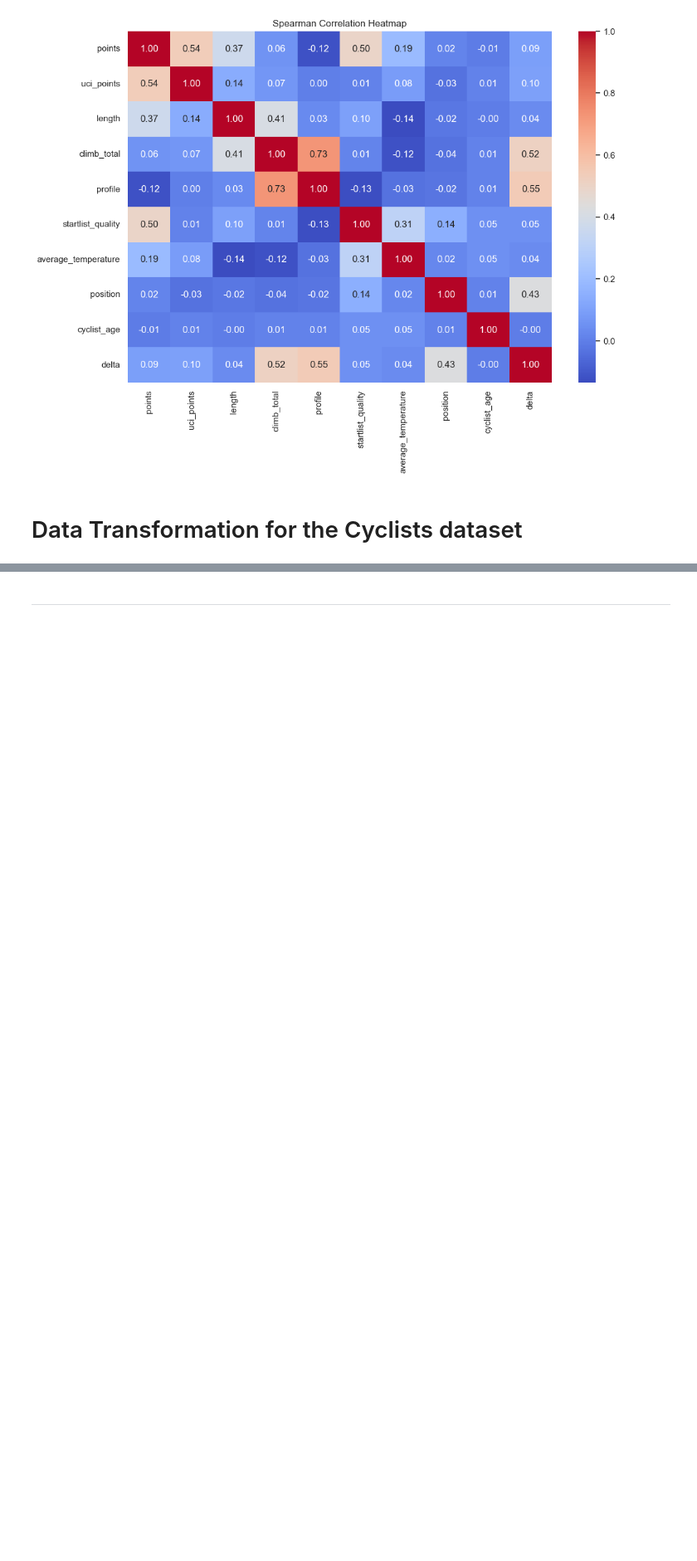
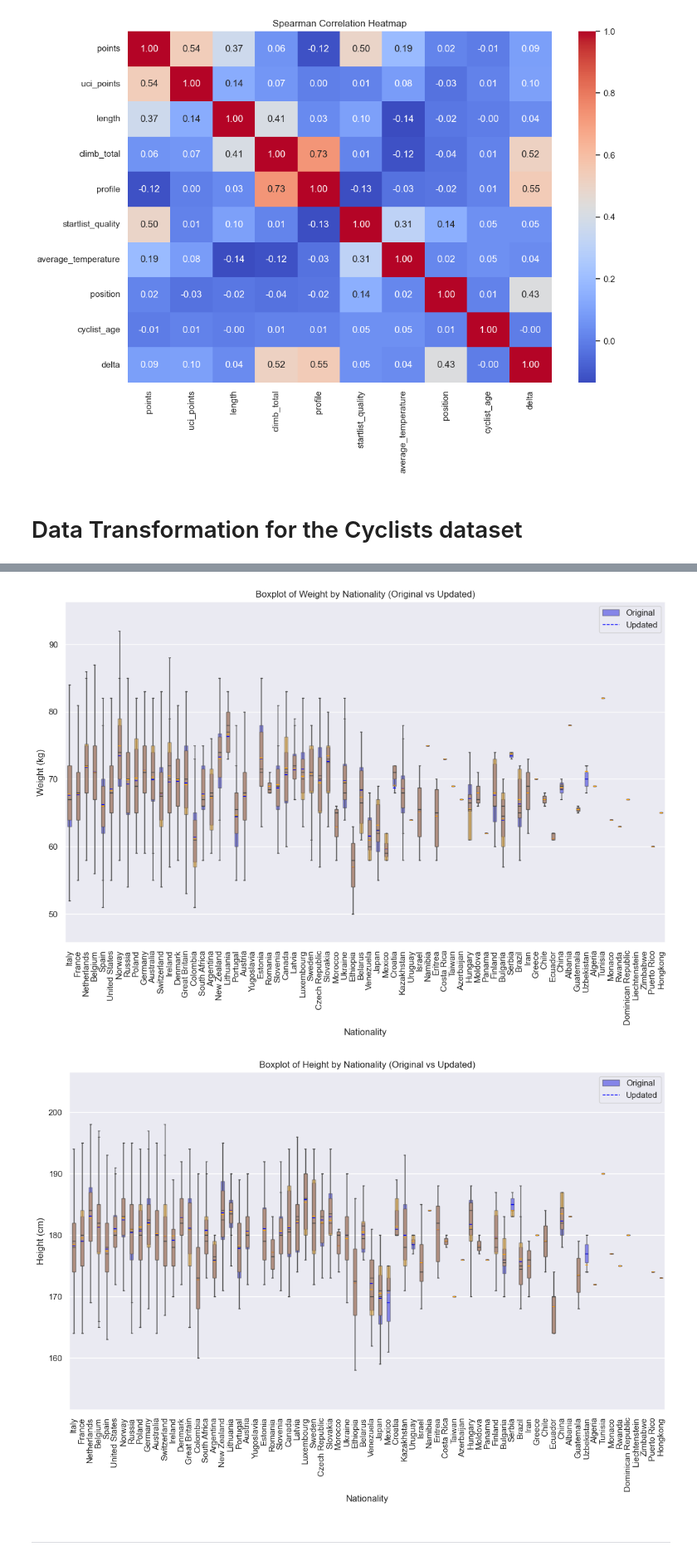
Before and after one commit to Emahhh/dm-project, a Jupyter notebook: MAIN.ipynb, the cells around one changed output, grey strips where cells are left out. Shown at 83% size. Drawn from its saved outputs; the diff is of its cells as text; code cells hidden in the pictures; blank space fills up the shorter version.

Commit message:
merged data_cleaning Jin

```diff
--- a/MAIN.ipynb
+++ b/MAIN.ipynb
@@ -864,3 +1087,28 @@ TODO: implementare questa cosa
+# %%
+# Boxplot of weight by nationality (Original vs Updated)
+plt.figure(figsize=(14, 8))
+sns.boxplot(x='nationality', y='weight', data=cyclists_df_before_filling_missing_values, color='blue', fliersize=0, width=0.4, boxprops=dict(alpha=0.5), showmeans=True, meanline=True, meanprops=dict(color='blue', linestyle='--'))
+sns.boxplot(x='nationality', y='weight', data=cyclists_df, color='orange', fliersize=0, width=0.4, boxprops=dict(alpha=0.5), showmeans=True, meanline=True, meanprops=dict(color='orange', linestyle='--'))
+plt.title('Boxplot of Weight by Nationality (Original vs Updated)')
+plt.xlabel('Nationality')
+plt.ylabel('Weight (kg)')
+plt.xticks(rotation=90)
+plt.legend(['Original', 'Updated'])
+plt.show()
+
+# Boxplot of height by nationality (Original vs Updated)
+plt.figure(figsize=(14, 8))
+sns.boxplot(x='nationality', y='height', data=cyclists_df_before_filling_missing_values, color='blue', fliersize=0, width=0.4, boxprops=dict(alpha=0.5), showmeans=True, meanline=True, meanprops=dict(color='blue', linestyle='--'))
+sns.boxplot(x='nationality', y='height', data=cyclists_df, color='orange', fliersize=0, width=0.4, boxprops=dict(alpha=0.5), showmeans=True, meanline=True, meanprops=dict(color='orange', linestyle='--'))
+plt.title('Boxplot of Height by Nationality (Original vs Updated)')
+plt.xlabel('Nationality')
+plt.ylabel('Height (cm)')
+plt.xticks(rotation=90)
+plt.legend(['Original', 'Updated'])
+plt.show()
+# %% [output]
+[figure, added]
+[figure, added]
 # %% [markdown]
 
 ---
```
Also changed, not shown: parts of 40 cells of this notebook.
